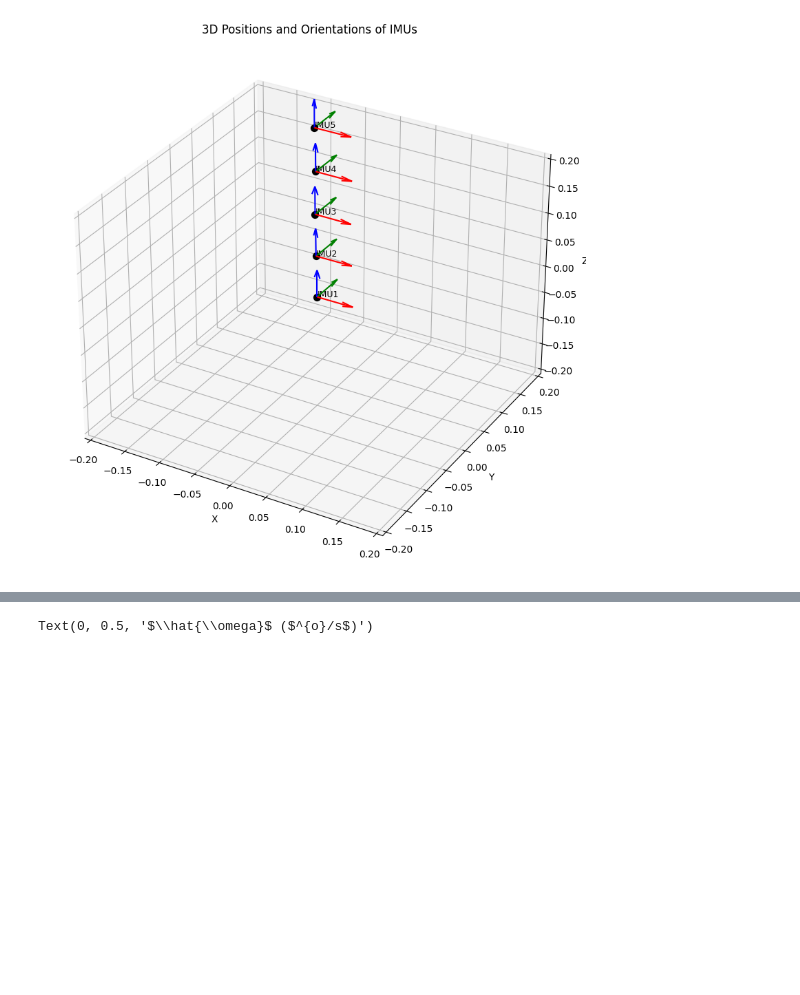
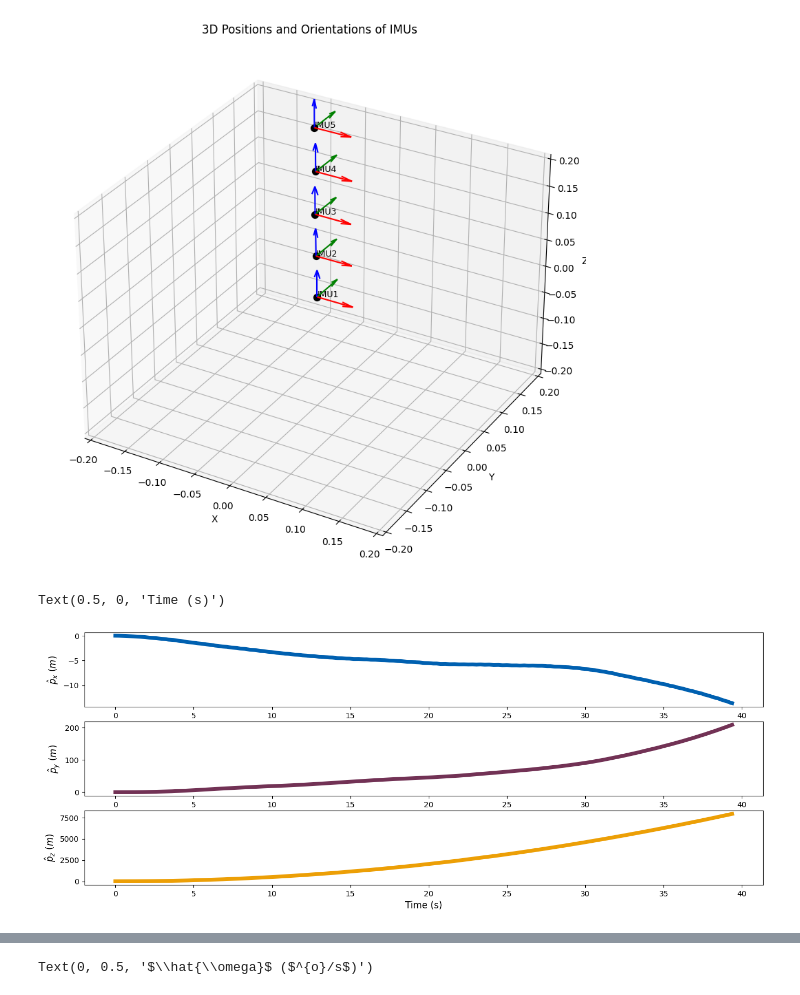
Before and after one commit to schoi355/multi_imu_fusion, a Jupyter notebook: MagPIE/inertial_navigation.ipynb, the cells around one changed output, grey strips where cells are left out. Cells and saved outputs as stored; diff of their text form; code cells hidden in the pictures; blank space fills up the shorter version.

```diff
--- a/MagPIE/inertial_navigation.ipynb
+++ b/MagPIE/inertial_navigation.ipynb
@@ -347,9 +341,18 @@ RW_wv_z = 5.887466774039067e-07
 # Measurements of the virtual IMU
 IMUV_path = 'dataset/CSL_WLK/magpie2Dataset_1_imuv.csv'
 df = pd.read_csv(IMUV_path)
+dt = np.mean(np.diff(t_data['df1_t']))
+T = df["t"].to_numpy()
+# T = df["t"].diff().iloc[1:].tolist()
+N = len(df)
+y_acc = df[["ax", "ay", "az"]].to_numpy()
+y_gyr = df[["wx", "wy", "wz"]].to_numpy()
+g = [0, 0, 9.81]
+q_0 = [0.000949632237375702,-0.0017871816057801397,0.3723358348487895,0.9280958626499618]
+v_0 = [0, 0, 0]
+p_0 = [0, 0, 0]
+R_gyr = np.diag([WN_wv_x**2, WN_wv_y**2, WN_wv_z**2])
+R_acc = np.diag([WN_av_x**2, WN_av_y**2, WN_av_z**2])
 
-t = df["t"].tolist()
-y_acc = df[""]
 
-# N = len()
-# EKF_gm(N, T, y_gyr, y_acc, g, q_0, v_0, p_0, R_gyr, R_acc)
+p_hat, v_hat, q_hat = EKF_gm(N, dt, y_gyr, y_acc, g, q_0, v_0, p_0, R_gyr, R_acc)
@@ -357,0 +359,12 @@ t = df["t"].tolist()
+# %%
+fig, ax = plt.subplots(3, 1, figsize = (16, 6))
+ax[0].plot(T, p_hat[:,0], linewidth=5, color = "#0060B0", label = "$\hat{p}_x$")
+ax[1].plot(T, p_hat[:,1], linewidth=5, color = "#723255", label = "$\hat{p}_y$")
+ax[2].plot(T, p_hat[:,2], linewidth=5, color = "#EC9F06", label = "$\hat{p}_z$")
+ax[0].set_ylabel("$\hat{p}_x$ ($m$)", fontsize=12)
+ax[1].set_ylabel("$\hat{p}_y$ ($m$)", fontsize=12)
+ax[2].set_ylabel("$\hat{p}_z$ ($m$)", fontsize=12)
+ax[2].set_xlabel("Time (s)", fontsize=12)
+# %% [output]
+Text(0.5, 0, 'Time (s)')
+[figure, added]
```
Also changed, not shown: parts of 5 cells of this notebook, 1 other file.
